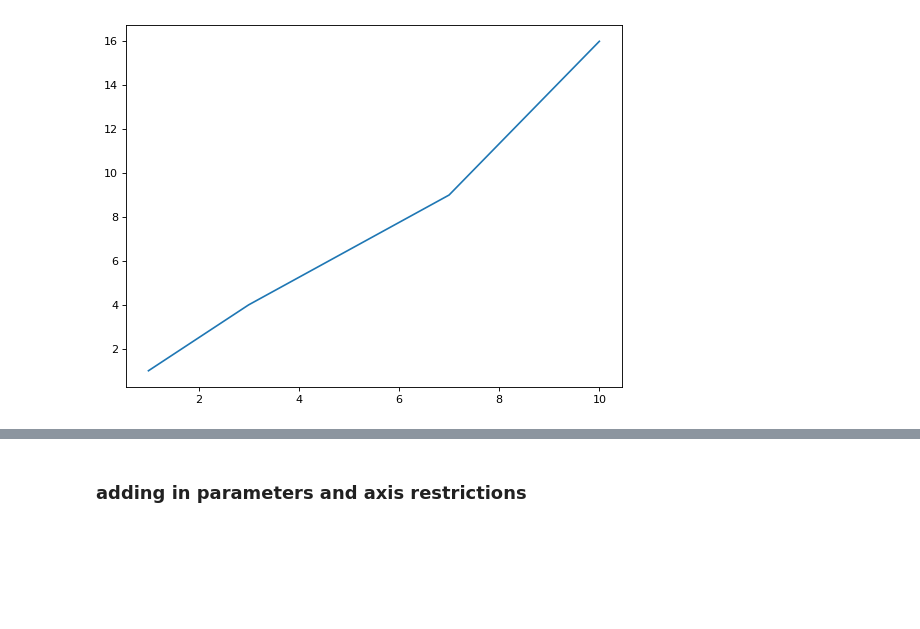
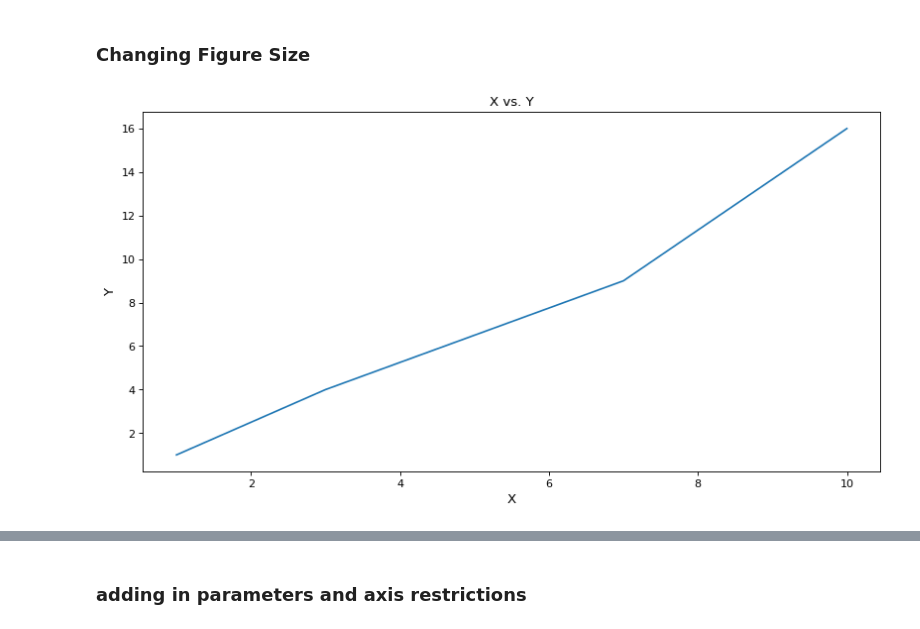
Before and after one commit to RITDSE/tutorials, a Jupyter notebook: Matplotlib + Seaborn Tutorial.ipynb, the cells around one changed output, grey strips where cells are left out. Drawn from its saved outputs; the diff is of its cells as text; code cells hidden in the pictures; blank space fills up the shorter version.

```diff
--- a/Matplotlib + Seaborn Tutorial.ipynb
+++ b/Matplotlib + Seaborn Tutorial.ipynb
@@ -18,7 +27,12 @@ plt.show()
+# %% [markdown]
+### Changing Figure Size
 # %%
-figure(figsize=(8, 6), dpi=80)
+plt.figure(figsize=(12, 6), dpi=80)
 plt.plot([1, 3, 7, 10], [1, 4, 9, 16])
+plt.title("X vs. Y", fontsize = 12)
+plt.ylabel('Y', fontsize = 12)
+plt.xlabel('X', fontsize = 12)
 plt.show()
 ## Use shift + O to see complete ouputs on jupyter when you dont want the output to be scrollable
 # %% [output]
-[figure, old version]
+[figure, new version]
```
Also changed, not shown: parts of 20 cells of this notebook, 2 other files.
